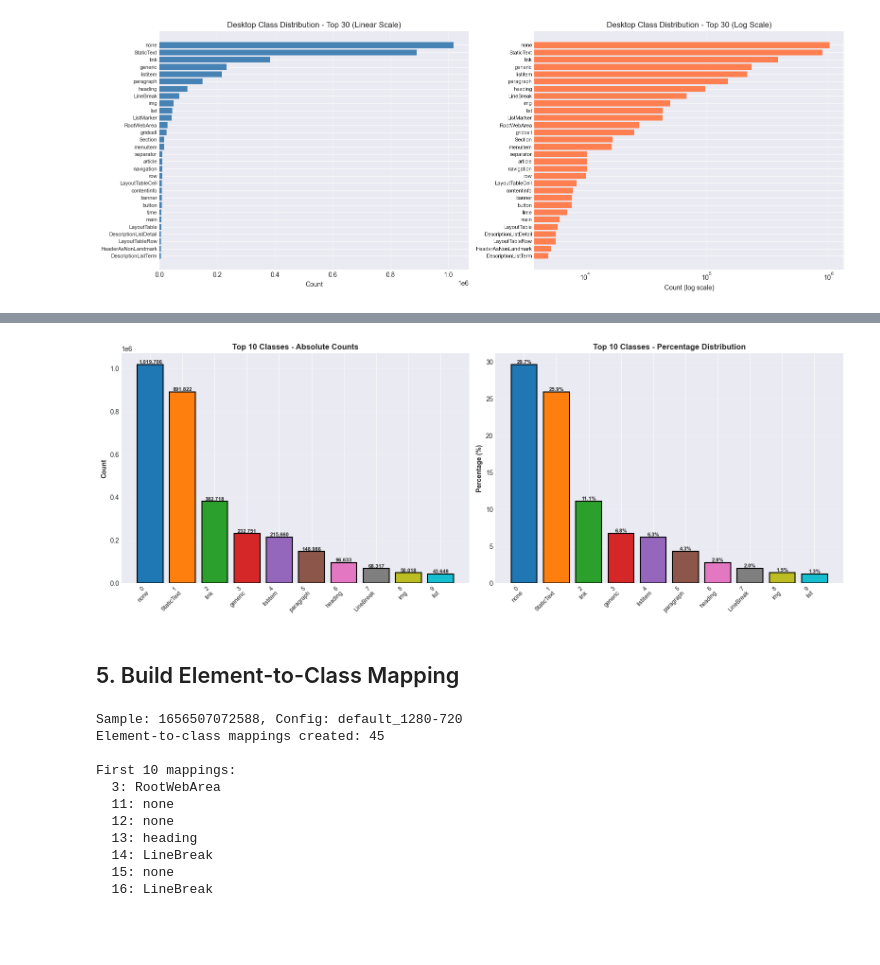
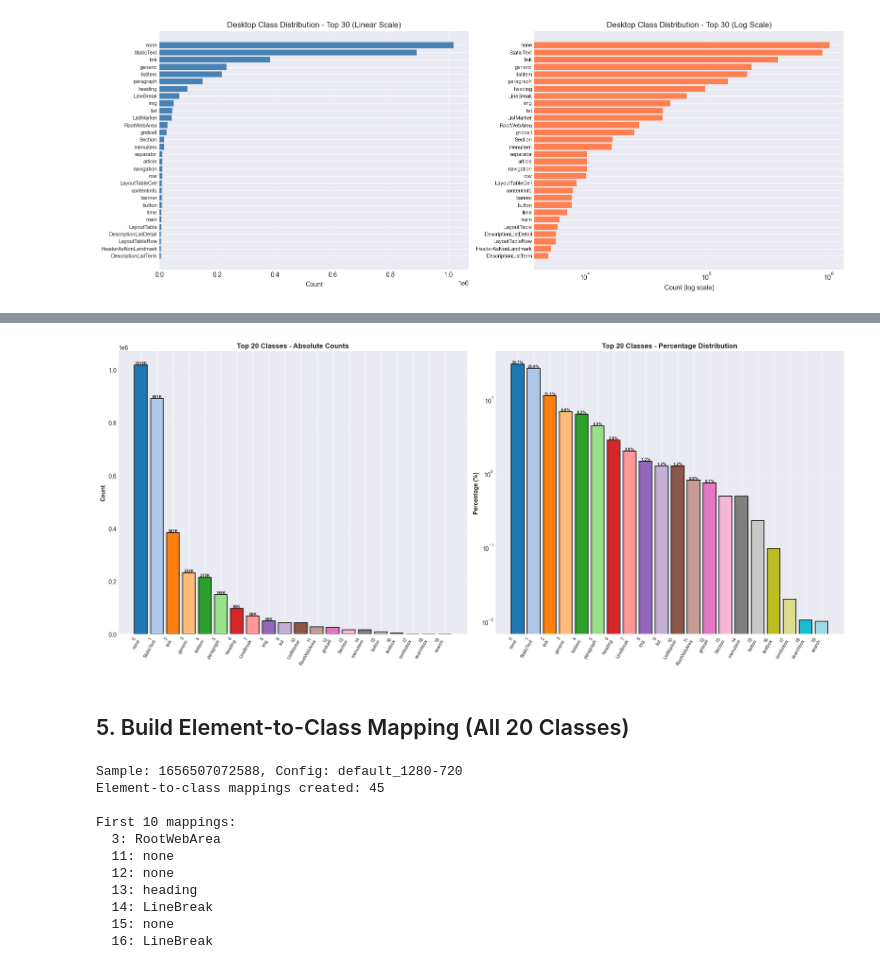
Before and after one commit to SaiGuruInukurthi/WebUIDetection, a Jupyter notebook: Notebooks/02_Dataset_prep.ipynb, the cells around one changed output, grey strips where cells are left out. Drawn from its saved outputs; the diff is of its cells as text; code cells hidden in the pictures; blank space fills up the shorter version.

```diff
--- a/Notebooks/02_Dataset_prep.ipynb
+++ b/Notebooks/02_Dataset_prep.ipynb
@@ -252,49 +296,52 @@ Elements to be filtered out: 286,868 (8.35%)
 # %%
-# Visualize top 10
-fig, axes = plt.subplots(1, 2, figsize=(16, 6))
+# Visualize top 20
+fig, axes = plt.subplots(1, 2, figsize=(18, 8))
 
 # Bar chart with counts
 ax1 = axes[0]
-colors = plt.cm.tab10(range(10))
-bars = ax1.bar(range(10), top_10_df['count'], color=colors, edgecolor='black', linewidth=1.5)
-ax1.set_xticks(range(10))
-ax1.set_xticklabels([f"{i}\n{cls[:15]}" for i, cls in enumerate(top_10_classes)],
-                     rotation=45, ha='right', fontsize=9)
+colors = plt.cm.tab20(range(20))
+bars = ax1.bar(range(20), top_20_df['count'], color=colors, edgecolor='black', linewidth=1.2)
+ax1.set_xticks(range(20))
+ax1.set_xticklabels([f"{class_to_id[cls]}\n{cls[:12]}" for cls in top_20_df['class_name']],
+                     rotation=60, ha='right', fontsize=8)
 ax1.set_ylabel('Count', fontweight='bold')
-ax1.set_title('Top 10 Classes - Absolute Counts', fontweight='bold', fontsize=12)
+ax1.set_title('Top 20 Classes - Absolute Counts', fontweight='bold', fontsize=12)
 ax1.grid(axis='y', alpha=0.3)
 
-# Add value labels on bars
-for bar in bars:
+# Add value labels on bars (only for larger bars)
+for i, bar in enumerate(bars):
     height = bar.get_height()
-    ax1.text(bar.get_x() + bar.get_width()/2., height,
-            f'{int(height):,}',
-            ha='center', va='bottom', fontsize=8, fontweight='bold')
+    if height > 50000:  # Only label large bars to avoid clutter
+        ax1.text(bar.get_x() + bar.get_width()/2., height,
+                f'{int(height/1000):.0f}K',
+                ha='center', va='bottom', fontsize=7, fontweight='bold')
 
 # Percentage chart
 ax2 = axes[1]
-bars2 = ax2.bar(range(10), top_10_df['percentage'], color=colors, edgecolor='black', linewidth=1.5)
-ax2.set_xticks(range(10))
-ax2.set_xticklabels([f"{i}\n{cls[:15]}" for i, cls in enumerate(top_10_classes)],
-                     rotation=45, ha='right', fontsize=9)
+bars2 = ax2.bar(range(20), top_20_df['percentage'], color=colors, edgecolor='black', linewidth=1.2)
+ax2.set_xticks(range(20))
+ax2.set_xticklabels([f"{class_to_id[cls]}\n{cls[:12]}" for cls in top_20_df['class_name']],
+                     rotation=60, ha='right', fontsize=8)
 ax2.set_ylabel('Percentage (%)', fontweight='bold')
-ax2.set_title('Top 10 Classes - Percentage Distribution', fontweight='bold', fontsize=12)
+ax2.set_title('Top 20 Classes - Percentage Distribution', fontweight='bold', fontsize=12)
 ax2.grid(axis='y', alpha=0.3)
+ax2.set_yscale('log')  # Log scale for better visibility of small percentages
 
-# Add percentage labels
-for bar in bars2:
+# Add percentage labels for larger bars
+for i, bar in enumerate(bars2):
     height = bar.get_height()
-    ax2.text(bar.get_x() + bar.get_width()/2., height,
-            f'{height:.1f}%',
-            ha='center', va='bottom', fontsize=8, fontweight='bold')
+    if height > 0.5:  # Only label larger percentages
+        ax2.text(bar.get_x() + bar.get_width()/2., height,
+                f'{height:.1f}%',
+                ha='center', va='bottom', fontsize=7, fontweight='bold')
 
 plt.tight_layout()
-plt.savefig(OUTPUT_DIR / 'top10_class_distribution.png', dpi=300, bbox_inches='tight')
+plt.savefig(OUTPUT_DIR / 'top20_class_distribution.png', dpi=300, bbox_inches='tight')
 plt.show()
 # %% [output]
-[figure, old version]
+[figure, new version]
 # %% [markdown]
-## 5. Build Element-to-Class Mapping
+## 5. Build Element-to-Class Mapping (All 20 Classes)
 # %%
 def build_element_class_map(sample_id: str, config: str) -> Dict[str, str]:
     """
```
Also changed, not shown: parts of 13 cells of this notebook, 12 other files.
